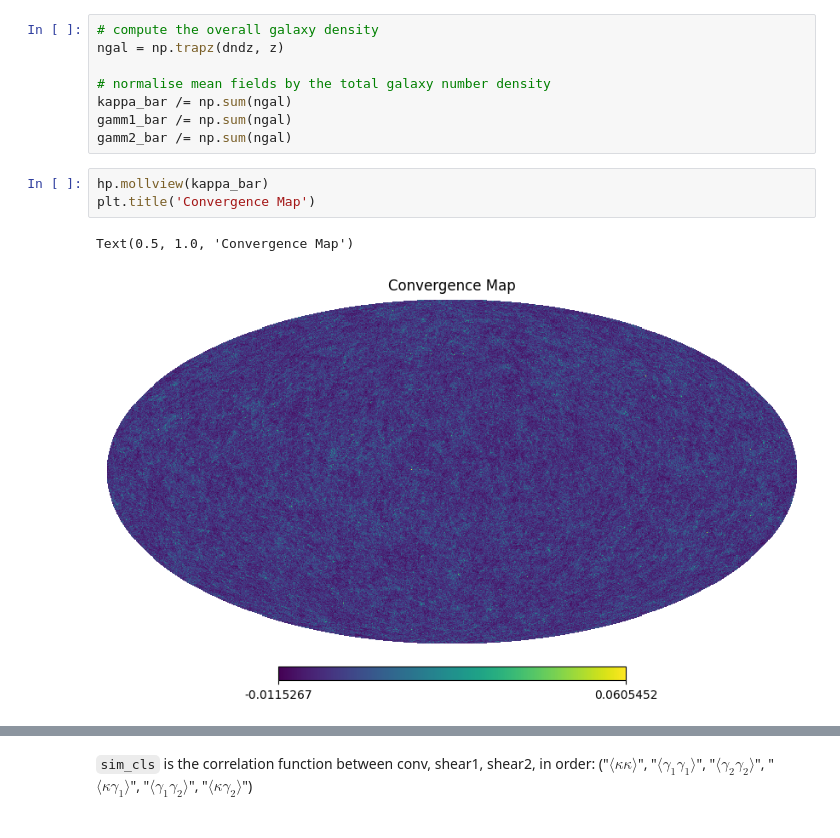
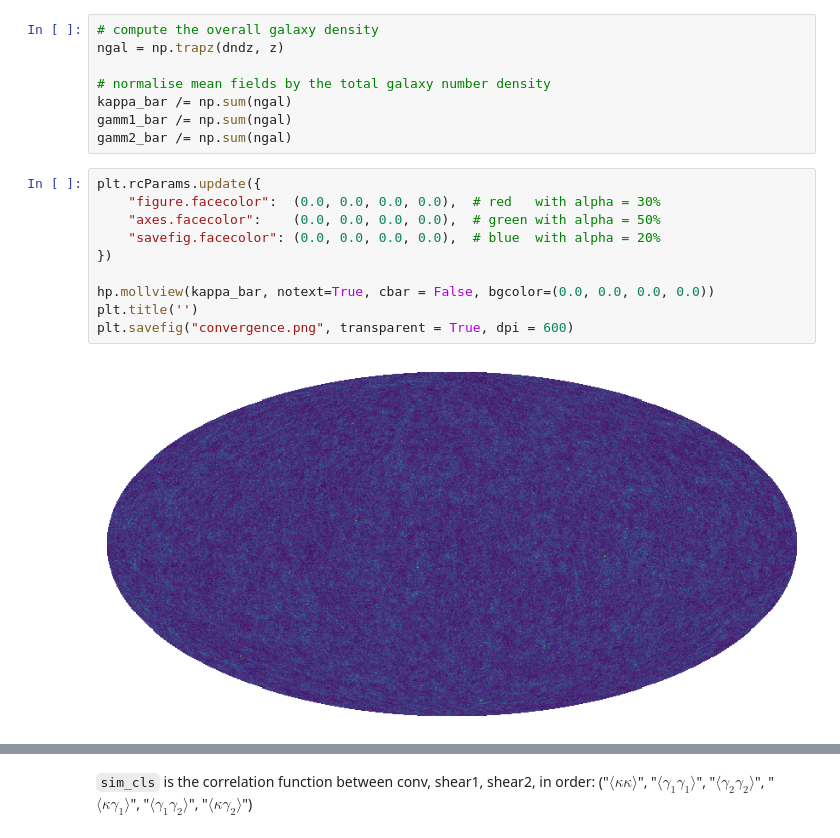
Before and after one commit to ShrihanSolo/glass_guide, a Jupyter notebook: examples/weak_lensing/weak_lensing.ipynb, the cells around one changed output, grey strips where cells are left out. Saved outputs shown, nothing was run; the diff lists cells and outputs as text.

```diff
--- a/examples/weak_lensing/weak_lensing.ipynb
+++ b/examples/weak_lensing/weak_lensing.ipynb
@@ -119,12 +119,18 @@ ngal = np.trapz(dndz, z)
 kappa_bar /= np.sum(ngal)
 gamm1_bar /= np.sum(ngal)
 gamm2_bar /= np.sum(ngal)
-# %%
-hp.mollview(kappa_bar)
-plt.title('Convergence Map')
-# %% [output]
-Text(0.5, 1.0, 'Convergence Map')
-[figure, removed]
+# %%
+plt.rcParams.update({
+    "figure.facecolor":  (0.0, 0.0, 0.0, 0.0),  # red   with alpha = 30%
+    "axes.facecolor":    (0.0, 0.0, 0.0, 0.0),  # green with alpha = 50%
+    "savefig.facecolor": (0.0, 0.0, 0.0, 0.0),  # blue  with alpha = 20%
+})
+
+hp.mollview(kappa_bar, notext=True, cbar = False, bgcolor=(0.0, 0.0, 0.0, 0.0))
+plt.title('')
+plt.savefig("convergence.png", transparent = True, dpi = 600)
+# %% [output]
+[figure, added]
 # %%
 hp.mollview(gamm1_bar)
 plt.title('Gamma1 Map')
```
Also changed, not shown: parts of 3 cells of this notebook, 2 other files.
